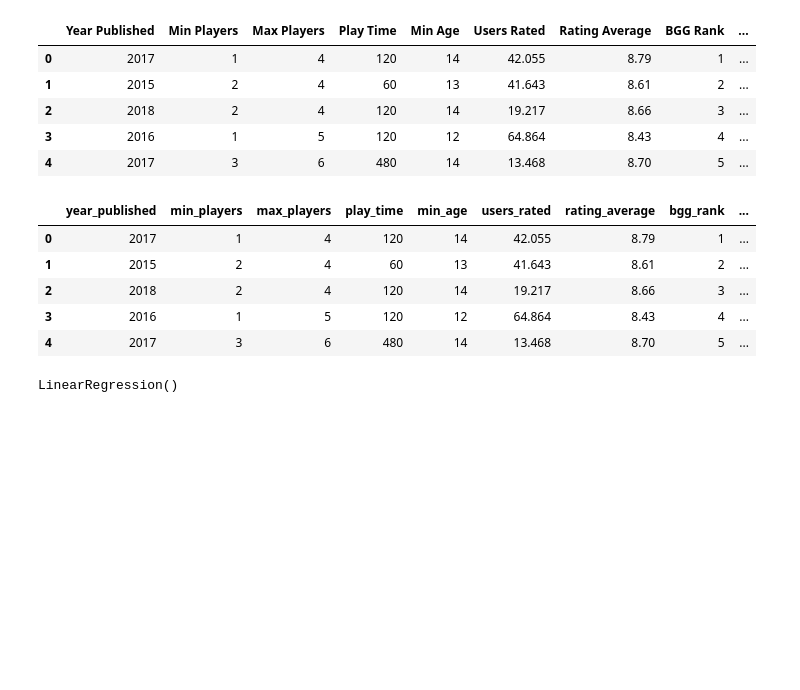
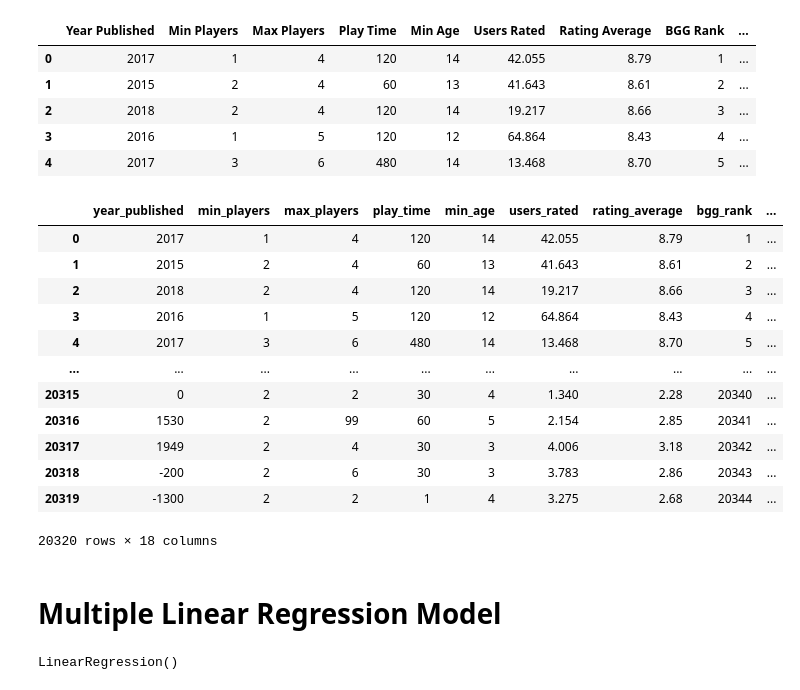
Before and after one commit to aleena-le-mt/Laureena, a Jupyter notebook: mlr_domains_split.ipynb, the cells around one changed output. Drawn from its saved outputs; the diff is of its cells as text; code cells hidden in the pictures; blank space fills up the shorter version.

Commit message:
corrected mlr with domains split

```diff
--- a/mlr_domains_split.ipynb
+++ b/mlr_domains_split.ipynb
@@ -331,18 +335,28 @@ games_domainsplit_df.head()
 | 3 | 2016 | 1 | 5 | 120 | 12 | 64.864 | 8.43 | 4 | ... |
 | 4 | 2017 | 3 | 6 | 480 | 14 | 13.468 | 8.70 | 5 | ... |
 # %%
+# remove all splaces for computer ease during model training
 games_domainsplit_df = games_domainsplit_df.rename(columns={"Year Published":"year_published", "Min Players": "min_players", "Max Players":"max_players",
                              "Play Time":"play_time","Min Age":"min_age","Users Rated":"users_rated",
                              "Rating Average":"rating_average","BGG Rank":"bgg_rank","Complexity Average":"complexity_average",
                              "Owned Users":"owned_users"})
-games_domainsplit_df.head()
+games_domainsplit_df
 # %% [output]
 |  | year_published | min_players | max_players | play_time | min_age | users_rated | rating_average | bgg_rank | ... |
 | 0 | 2017 | 1 | 4 | 120 | 14 | 42.055 | 8.79 | 1 | ... |
 | 1 | 2015 | 2 | 4 | 60 | 13 | 41.643 | 8.61 | 2 | ... |
 | 2 | 2018 | 2 | 4 | 120 | 14 | 19.217 | 8.66 | 3 | ... |
 | 3 | 2016 | 1 | 5 | 120 | 12 | 64.864 | 8.43 | 4 | ... |
 | 4 | 2017 | 3 | 6 | 480 | 14 | 13.468 | 8.70 | 5 | ... |
+| ... | ... | ... | ... | ... | ... | ... | ... | ... | ... |
+| 20315 | 0 | 2 | 2 | 30 | 4 | 1.340 | 2.28 | 20340 | ... |
+| 20316 | 1530 | 2 | 99 | 60 | 5 | 2.154 | 2.85 | 20341 | ... |
+| 20317 | 1949 | 2 | 4 | 30 | 3 | 4.006 | 3.18 | 20342 | ... |
+| 20318 | -200 | 2 | 6 | 30 | 3 | 3.783 | 2.86 | 20343 | ... |
+| 20319 | -1300 | 2 | 2 | 1 | 4 | 3.275 | 2.68 | 20344 | ... |
+20320 rows × 18 columns
+# %% [markdown]
+ # Multiple Linear Regression Model
 # %%
 # Define X and y
 X = games_domainsplit_df.copy()
```
Also changed, not shown: parts of 16 cells of this notebook.
